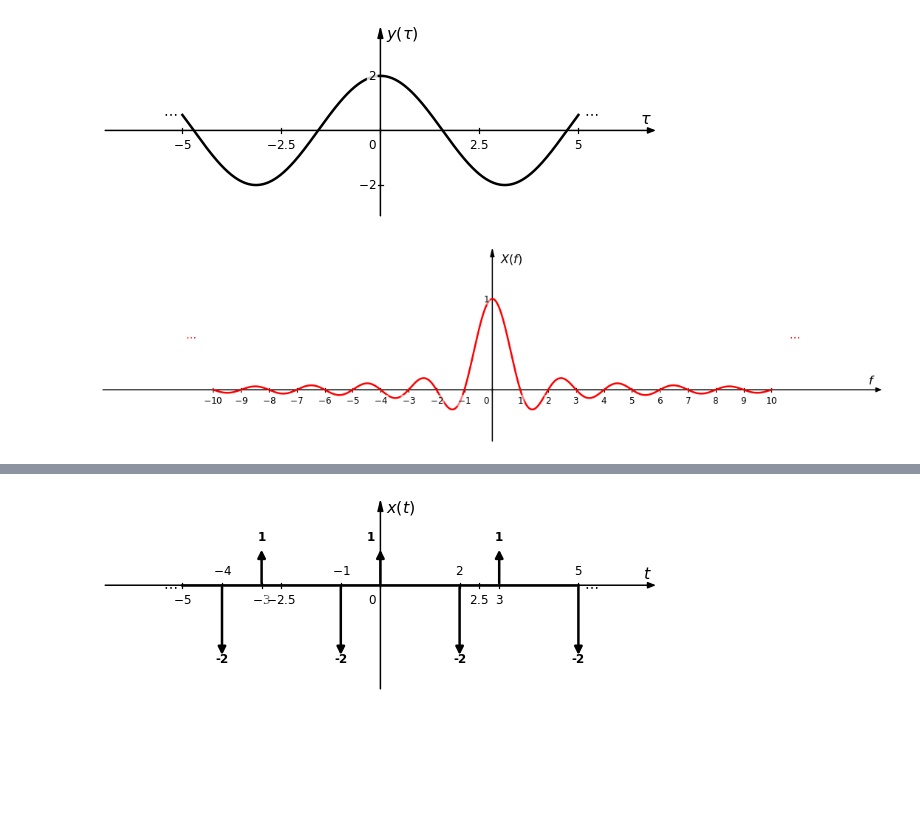
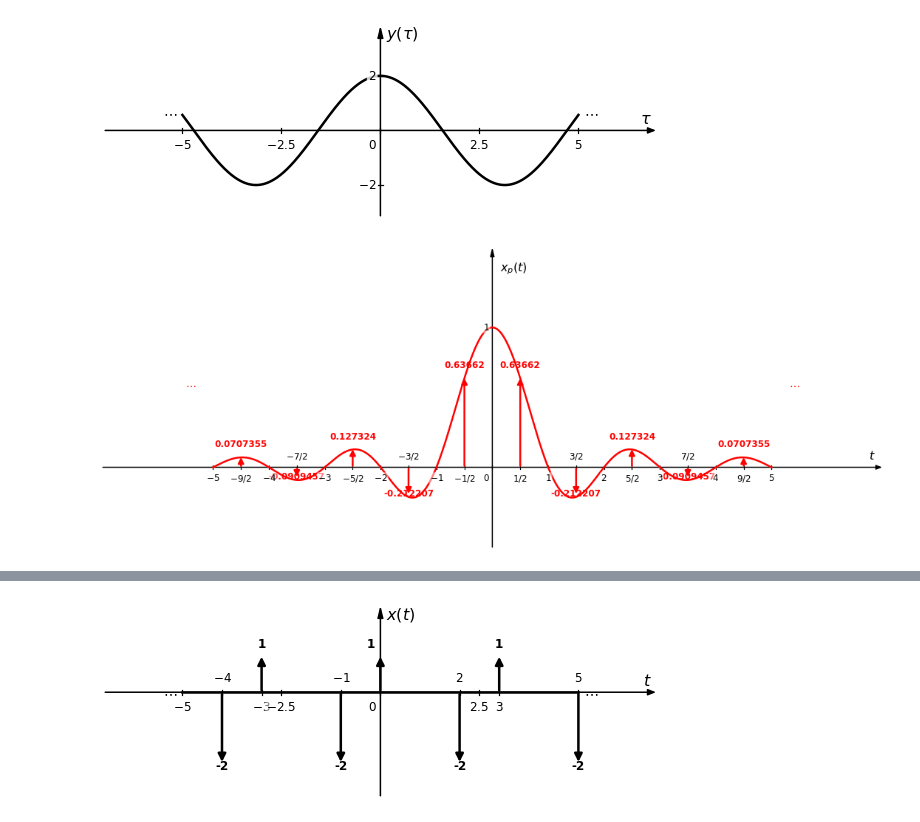
Before and after one commit to miguelmartfern/BlockDiagrams, a Jupyter notebook: docs/notebooks/signal_examples.ipynb, the cells around one changed output, grey strips where cells are left out. Cells and saved outputs as stored; diff of their text form; code cells hidden in the pictures; blank space fills up the shorter version.

```diff
--- a/docs/notebooks/signal_examples.ipynb
+++ b/docs/notebooks/signal_examples.ipynb
@@ -91,9 +95,18 @@ signal1.plot()
 # %% [output]
 [figure]
 # %%
-from blockdiagrams import SignalPlotter
+from signalblocks import SignalPlotter
 import numpy as np
 
-SignalPlotter("X(f)=sinc(f)", horiz_range=[-10, 10], xticks=np.linspace(-10, 10, 21), figsize=(15, 4), color='red').plot()
+sp = SignalPlotter(horiz_range=[-5, 5],
+                   xticks=np.linspace(-5, 5, 11),
+                   figsize=(15, 6),
+                   color='red',
+                   fraction_ticks=True,
+                   save_path='signal6.png')
+sp.add_signal("x(t)=sinc(t)")
+sp.add_signal("p(t)=delta(t-0.5)", period = 1)
+sp.add_signal("x_p(t)=x(t) * (1 + p(t))")
+sp.plot("x_p")
 # %% [output]
-[figure, old version]
+[figure, new version]
```
Also changed, not shown: parts of 35 cells of this notebook, 27 other files.
